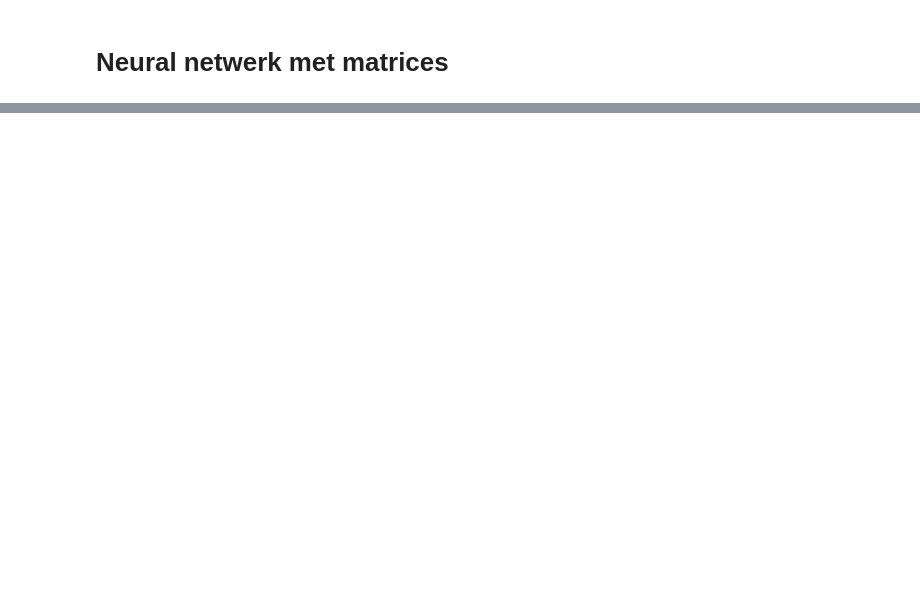
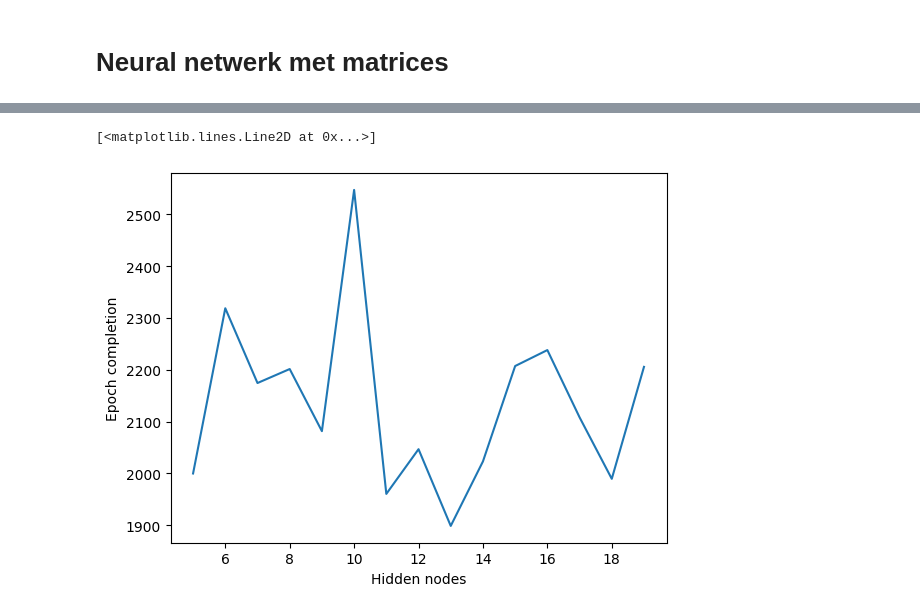
Before and after one commit to Matthino868/kruisjesenrondjes, a Jupyter notebook: matrices.ipynb, the cells around one changed output, grey strips where cells are left out. Saved outputs shown, nothing was run; the diff lists cells and outputs as text; code cells hidden in the pictures; blank space fills up the shorter version.

```diff
--- a/matrices.ipynb
+++ b/matrices.ipynb
@@ -2,0 +40,18 @@
+# %%
+def backpropagation(targets, output_nodes, hidden_nodes):
+    global learning_rate, weights_hidden, weights_input, bias_hidden, bias_output, input_nodes
+    # Backward propogation met steepest descent
+    output_error = np.subtract(targets, output_nodes)
+    output_delta = output_error * sigmoid_derivative(output_nodes)
+
+    hidden_error = output_delta.dot(weights_hidden.T)
+    hidden_delta = hidden_error * sigmoid_derivative(hidden_nodes)
+
+    weights_hidden += hidden_nodes.T.dot(output_delta) * learning_rate
+    weights_input  += input_nodes.dot(hidden_delta) * learning_rate
+
+    bias_output += np.sum(output_delta, axis=0) * learning_rate
+    bias_hidden += np.sum(hidden_delta, axis=0) * learning_rate
+
+    # Compute the loss (mean squared error)
+    return np.mean(np.square(output_error))
@@ -130,0 +126,56 @@ Cost:  0.009993482087786427
+# %%
+
+input_size = 9
+output_size = 2
+hidden_size = 12
+learning_rate = 0.1
+epochs = 20000
+maxCost = 0.001
+
+# input_node = np.zeros(input_size).reshape(-1, 1)
+# hidden_nodes = np.zeros(hidden_size).reshape(-1, 1)
+# output_nodes = np.zeros(output_size).reshape(-1, 1)
+# weights_input = np.random.rand(input_size, hidden_size)
+# weights_hidden = np.random.rand(hidden_size, output_size)
+
+# bias_output = np.zeros((output_size, 1)).reshape(1, -1)
+# bias_hidden = np.zeros((hidden_size, 1)).reshape(1, -1)
+
+epochdata = [[],[]]
+for i in range(5,20):
+    avg_epoch = 0
+    for j in range(10):
+
+        input_node = np.zeros(input_size).reshape(-1, 1)
+        # hidden_nodes = np.zeros(hidden_size).reshape(-1, 1)
+        output_nodes = np.zeros(output_size).reshape(-1, 1)
+        weights_input = np.random.rand(input_size, hidden_size)
+        weights_hidden = np.random.rand(hidden_size, output_size)
+
+        bias_output = np.zeros((output_size, 1)).reshape(1, -1)
+        bias_hidden = np.zeros((hidden_size, 1)).reshape(1, -1)
+
+
+        print("hidden_nodes ", i)
+        hidden_nodes = np.zeros(i).reshape(-1, 1)
+        avg_epoch += train(learning_rate, epochs)
+
+    epochdata[0].append(i)
+    epochdata[1].append(avg_epoch/10)
+
+plt.xlabel("Hidden nodes")
+plt.ylabel("Epoch completion")
+plt.plot(epochdata[0], epochdata[1])
+
+# figure, axis = plt.subplots(1,len(test_set))
+# for i in range(len(test_set)):
+#     inputs = np.array(test_set[i][0]).flatten()
+
+#     prediction = predict(inputs)
+#     # print("prediction", prediction)
+
+#     axis[i].imshow(test_set[i][0])
+#     antwoord = "O" if prediction[0] > prediction[1] else "X"
+#     title  = f"{test_set[i][1]}: {antwoord}"
+#     axis[i].set_title(title)
+# %% [output]
@@ -130,0 +199,2 @@ Cost:  0.009993482087786427
+[<matplotlib.lines.Line2D at 0x...>]
+[figure, added]
```
Also changed, not shown: parts of 12 cells of this notebook.
